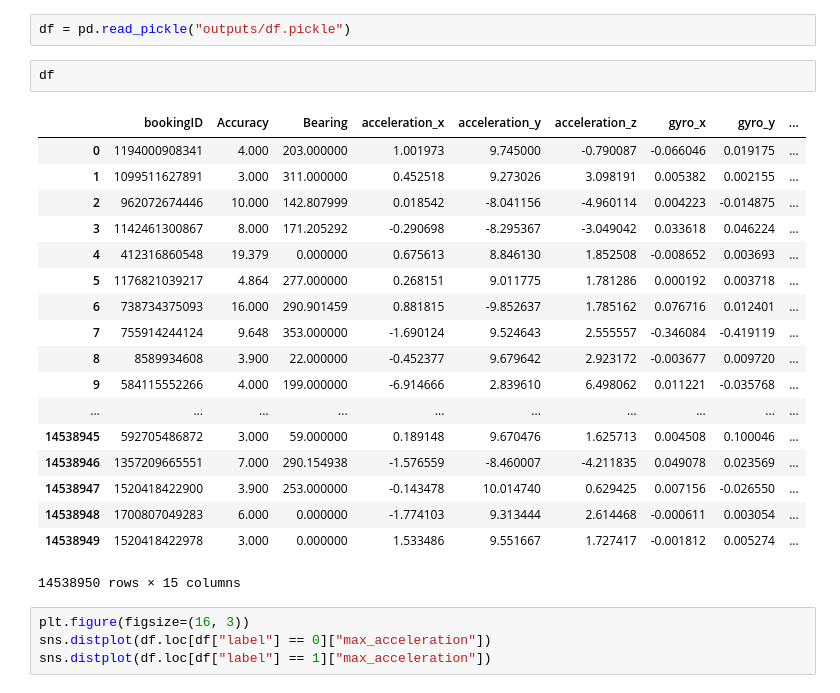
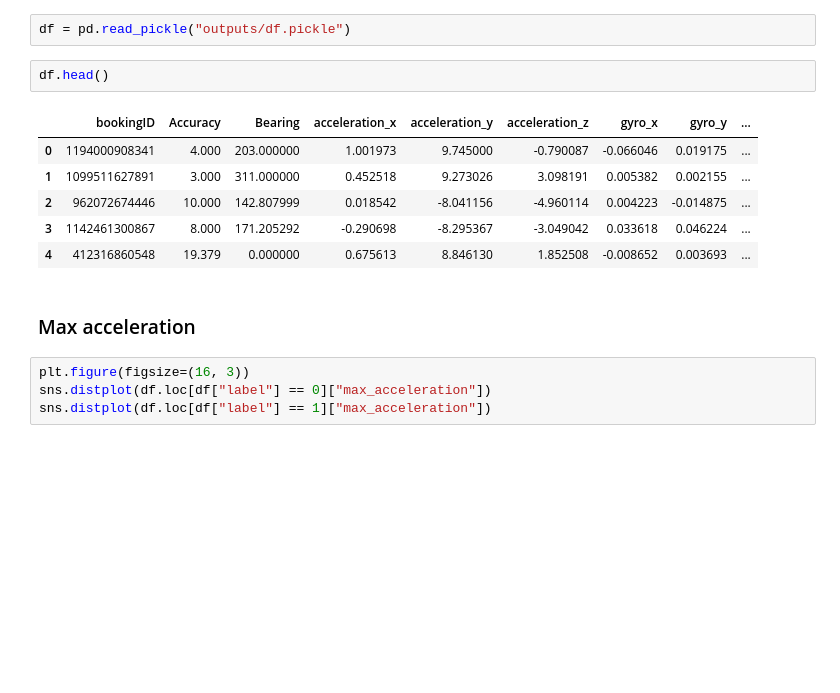
Before and after one commit to jtsw1990/grab-ai-safety, a Jupyter notebook: 2. Safety Challenge - Exploratory Data Analysis.ipynb, the cells around one changed output. Drawn from its saved outputs; the diff is of its cells as text; blank space fills up the shorter version.

```diff
--- a/2. Safety Challenge - Exploratory Data Analysis.ipynb
+++ b/2. Safety Challenge - Exploratory Data Analysis.ipynb
@@ -6,26 +6,16 @@ import seaborn as sns
 # %%
 df = pd.read_pickle("outputs/df.pickle")
 # %%
-df
+df.head()
 # %% [output]
 |  | bookingID | Accuracy | Bearing | acceleration_x | acceleration_y | acceleration_z | gyro_x | gyro_y | ... |
 | 0 | 1194000908341 | 4.000 | 203.000000 | 1.001973 | 9.745000 | -0.790087 | -0.066046 | 0.019175 | ... |
 | 1 | 1099511627891 | 3.000 | 311.000000 | 0.452518 | 9.273026 | 3.098191 | 0.005382 | 0.002155 | ... |
 | 2 | 962072674446 | 10.000 | 142.807999 | 0.018542 | -8.041156 | -4.960114 | 0.004223 | -0.014875 | ... |
 | 3 | 1142461300867 | 8.000 | 171.205292 | -0.290698 | -8.295367 | -3.049042 | 0.033618 | 0.046224 | ... |
 | 4 | 412316860548 | 19.379 | 0.000000 | 0.675613 | 8.846130 | 1.852508 | -0.008652 | 0.003693 | ... |
-| 5 | 1176821039217 | 4.864 | 277.000000 | 0.268151 | 9.011775 | 1.781286 | 0.000192 | 0.003718 | ... |
-| 6 | 738734375093 | 16.000 | 290.901459 | 0.881815 | -9.852637 | 1.785162 | 0.076716 | 0.012401 | ... |
-| 7 | 755914244124 | 9.648 | 353.000000 | -1.690124 | 9.524643 | 2.555557 | -0.346084 | -0.419119 | ... |
-| 8 | 8589934608 | 3.900 | 22.000000 | -0.452377 | 9.679642 | 2.923172 | -0.003677 | 0.009720 | ... |
-| 9 | 584115552266 | 4.000 | 199.000000 | -6.914666 | 2.839610 | 6.498062 | 0.011221 | -0.035768 | ... |
-| ... | ... | ... | ... | ... | ... | ... | ... | ... | ... |
-| 14538945 | 592705486872 | 3.000 | 59.000000 | 0.189148 | 9.670476 | 1.625713 | 0.004508 | 0.100046 | ... |
-| 14538946 | 1357209665551 | 7.000 | 290.154938 | -1.576559 | -8.460007 | -4.211835 | 0.049078 | 0.023569 | ... |
-| 14538947 | 1520418422900 | 3.900 | 253.000000 | -0.143478 | 10.014740 | 0.629425 | 0.007156 | -0.026550 | ... |
-| 14538948 | 1700807049283 | 6.000 | 0.000000 | -1.774103 | 9.313444 | 2.614468 | -0.000611 | 0.003054 | ... |
-| 14538949 | 1520418422978 | 3.000 | 0.000000 | 1.533486 | 9.551667 | 1.727417 | -0.001812 | 0.005274 | ... |
-14538950 rows × 15 columns
+# %% [markdown]
+### Max acceleration
 # %%
 plt.figure(figsize=(16, 3))
 sns.distplot(df.loc[df["label"] == 0]["max_acceleration"])
```
Also changed, not shown: parts of 8 cells of this notebook, 3 other files.
